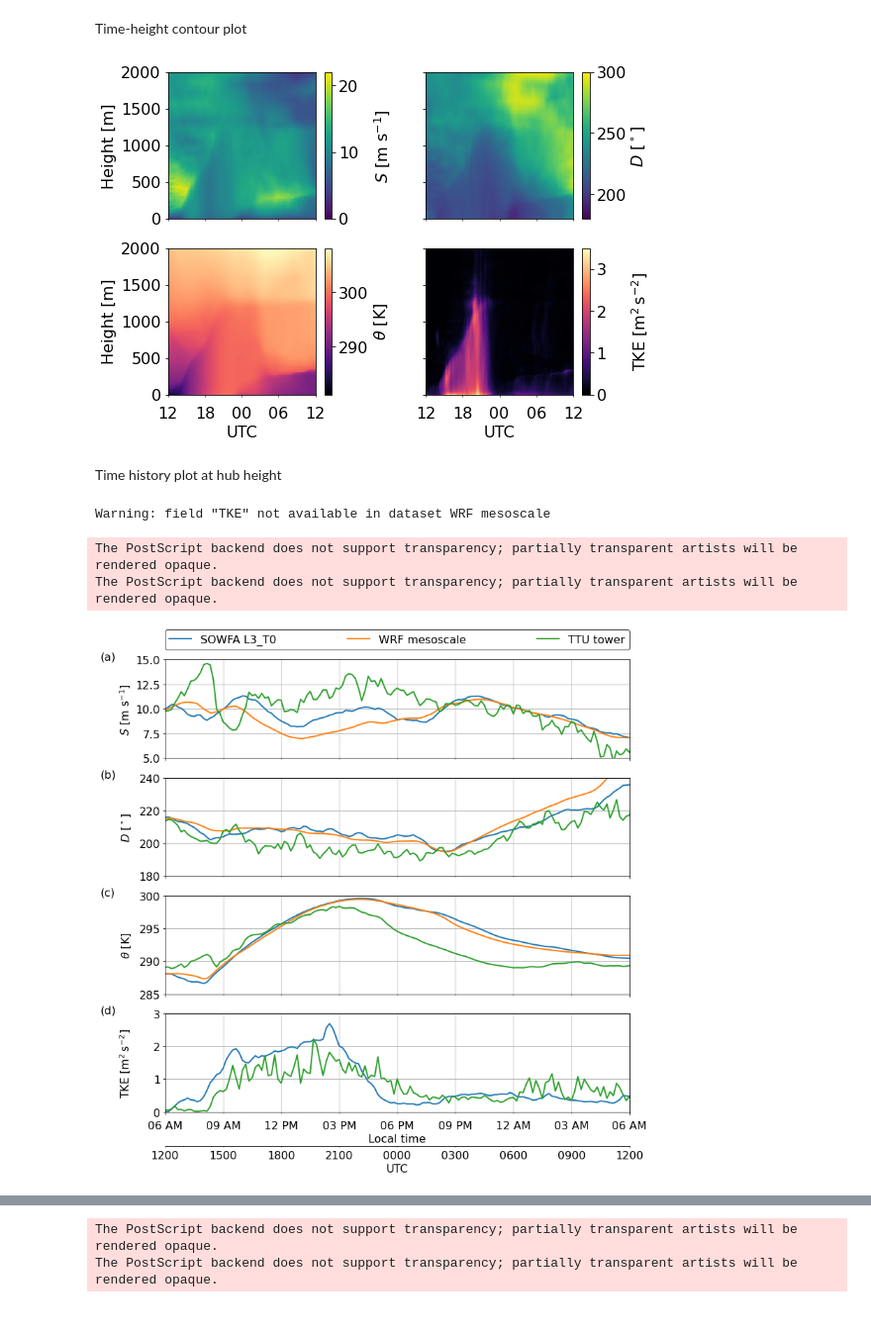
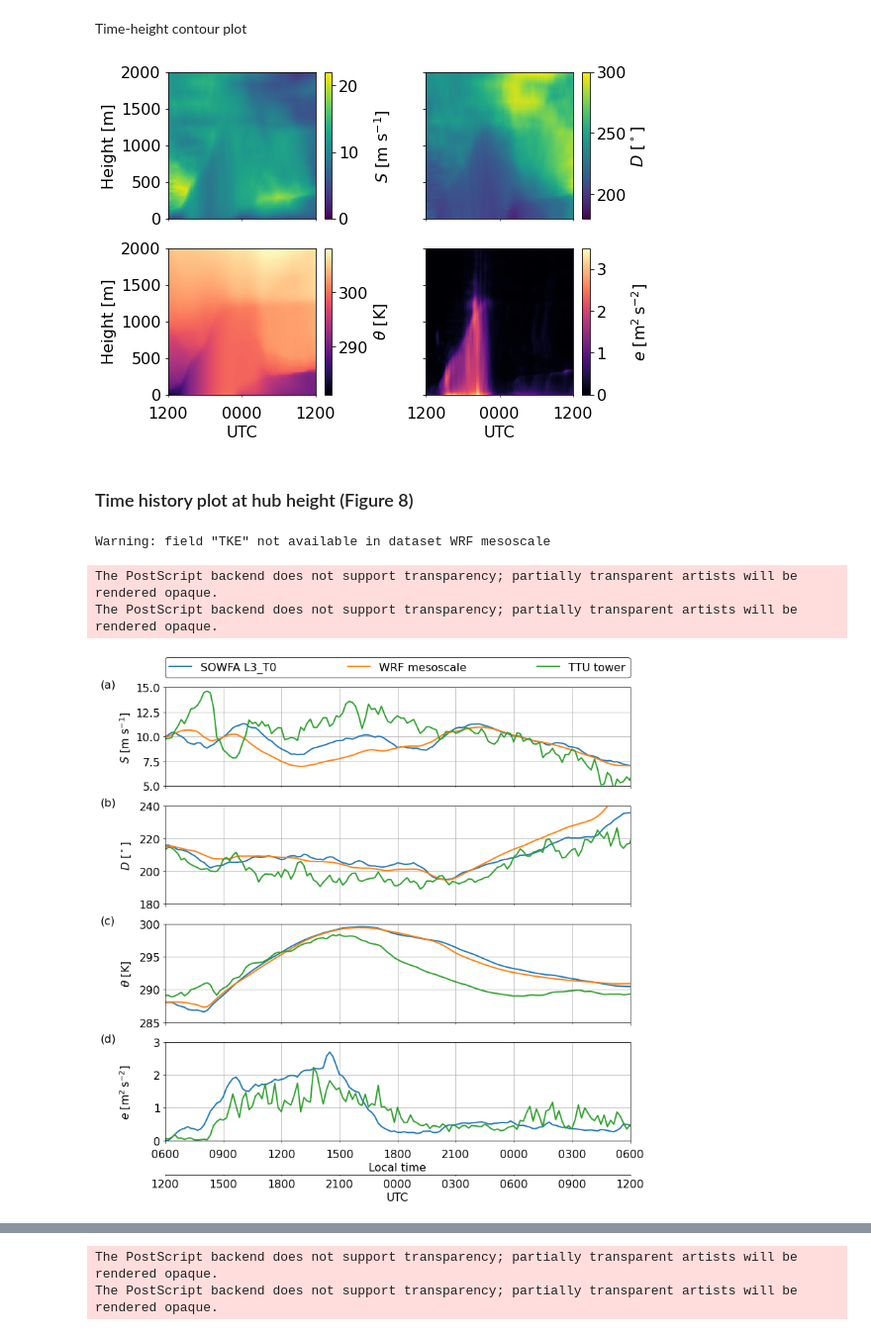
Before and after one commit to a2e-mmc/assessment, a Jupyter notebook: studies/budget_components_coupling/plot_microscale_case.ipynb, the cells around one changed output, grey strips where cells are left out. Shown at 99% size. Cells and saved outputs as stored; diff of their text form; code cells hidden in the pictures.

```diff
--- a/studies/budget_components_coupling/plot_microscale_case.ipynb
+++ b/studies/budget_components_coupling/plot_microscale_case.ipynb
@@ -159,45 +159,48 @@ fig,ax,cbar = mplt.plot_timeheight(
     datasets=micro_pavg_10min,
     fields = ['wspd','wdir','thetav','TKE'],
     fieldlimits={'wspd': (0,22), 'wdir': (180,300), 'theta': (280,310), 'TKE': (0,3.5)},
-    fieldlabels={'wspd': '$S$ [m s$^{-1}$]', 'wdir': r'$D$ [$^\circ$]','thetav':r'$\theta$ [K]','TKE':'TKE [m$^2\,$s$^{-2}$]'},
+    fieldlabels={'wspd': '$S$ [m s$^{-1}$]',
+                 'wdir': r'$D$ [$^\circ$]',
+                 'thetav':r'$\theta$ [K]',
+                 'TKE':'$e$ [m$^2\,$s$^{-2}$]'},
     timelimits=('2013-11-08 12:00:00','2013-11-09 12:00:00'),
     # Set custom colorschemes
     colorschemes={'wspd': 'viridis', 'wdir': 'viridis', 'thetav': 'magma', 'TKE': 'magma'},
     # Order plots in a grid of 2 by 2
     ncols=2,
     # Set subfigure size
     subfigsize=(4,3),
     # Set raterized to True to reduce size of eps and pdf figures
     rasterized=True
 )
 
 fig.subplots_adjust(wspace=0.4)
 
 # Adjust xaxis tick locations
-ax[0,0].xaxis.set_minor_locator(mpl.dates.HourLocator(byhour=range(24),interval=6))
-ax[0,0].xaxis.set_minor_formatter(mdates.DateFormatter('%H'))
+ax[0,0].xaxis.set_minor_locator(mpl.dates.HourLocator(byhour=range(24),interval=12))
+ax[0,0].xaxis.set_minor_formatter(mdates.DateFormatter('%H%M'))
 # ax[0,0].xaxis.set_major_locator(mpl.dates.AutoDateLocator(minticks=2,maxticks=3))
 # ax[0,0].xaxis.set_major_formatter(mdates.DateFormatter('\n%m-%d'))
 
 # Hide dates
 ax[0,0].set_xticks([])
 
 #Move xs tick down slightly to avoid overlap with y ticks
 for axi in np.asarray(ax[-1,:]).ravel():
     axi.tick_params(axis='x', which='minor', pad=10)
     axi.tick_params(axis='x', which='major', pad=10)
     axi.set_xticks([]) # Hide date on local time axis (BLM edits)
     axi.set_xlabel('UTC')
 
 #Save figure
 figname = 'w0L0_timeheight'
 plt.savefig(os.path.join(figuredir,figname+'.png'),bbox_inches='tight')
 plt.savefig(os.path.join(figuredir,figname+'.eps'),bbox_inches='tight')
 plt.savefig(os.path.join(figuredir,figname+'.pdf'),bbox_inches='tight')
 # %% [output]
-[figure, old version]
+[figure, new version]
 # %% [markdown]
-Time history plot at hub height
+### Time history plot at hub height (Figure 8)
 # %%
 fig,ax,ax2 = mplt.plot_timehistory_at_height(
     datasets = {'SOWFA L3_T0': micro_pavg_10min,
@@ -209,7 +212,7 @@ fig,ax,ax2 = mplt.plot_timehistory_at_height(
     fieldlabels={'wspd': r'$S$ [m s$^{-1}$]',
                  'wdir': r'$D$ [$^\circ$]',
                  'thetav': r'$\theta$ [K]',
-                 'TKE': r'TKE [m$^2\,$s$^{-2}$]'},
+                 'TKE': r'$e$ [m$^2\,$s$^{-2}$]'},
     timelimits=('2013-11-08 12:00:00','2013-11-09 12:00:00'),
     # Add additional x axis showing local time
     plot_local_time=True, local_time_offset = -6,
@@ -225,6 +228,7 @@ ax[-1].tick_params(axis='x', which='major', pad=10)
 
 # Adjust xaxis tick locations
 #ax2.xaxis.set_major_locator(mpl.dates.AutoDateLocator(minticks=2,maxticks=3))
+ax[-1].xaxis.set_minor_formatter(mdates.DateFormatter('%H%M'))
 ax2.set_xticks([]) # Hide dates
 
 #Place legend at the top
@@ -245,5 +249,5 @@ plt.savefig(os.path.join(figuredir,figname+'.pdf'),bbox_inches='tight')
 Warning: field "TKE" not available in dataset WRF mesoscale
 The PostScript backend does not support transparency; partially transparent artists will be rendered opaque.
 The PostScript backend does not support transparency; partially transparent artists will be rendered opaque.
-[figure, old version]
+[figure, new version]
 # %% [markdown]
```
Also changed, not shown: parts of 10 cells of this notebook, 3 other files.
